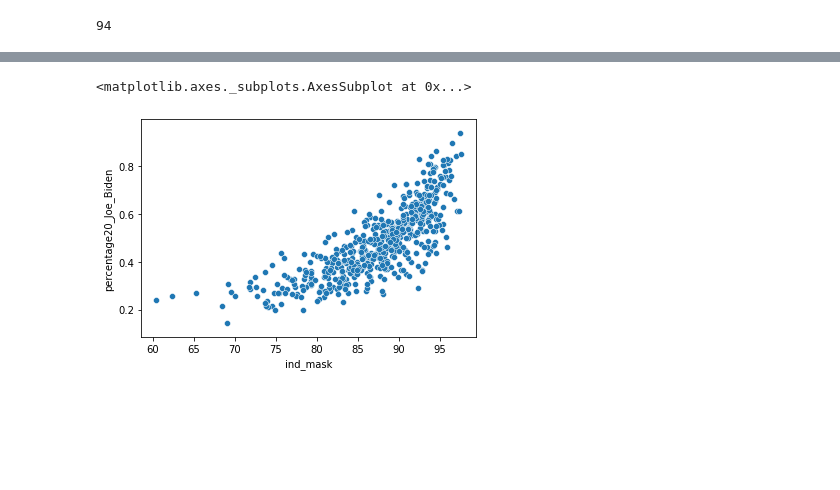
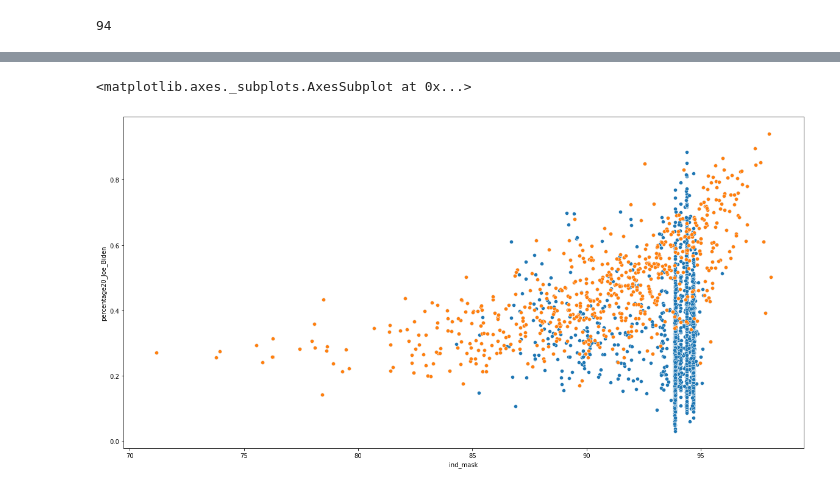
Before and after one commit to datascisteven/The-Masked-Politic, a Jupyter notebook: the_masked_politican.ipynb, the cells around one changed output, grey strips where cells are left out. Saved outputs shown, nothing was run; the diff lists cells and outputs as text; code cells hidden in the pictures; blank space fills up the shorter version.

```diff
--- a/the_masked_politican.ipynb
+++ b/the_masked_politican.ipynb
@@ -126,0 +151,3 @@ impute_df = merge1.drop(['Inpat_Occ', 'ICU_Occ', 'ST_Abbr', 'EM_type', 'EM_date'
+# %%
+impute_df = merge1[['TotalPop', 'Median_Hou', 'RUCC_2013', 'ind_mask', 'oth_mask']]
+# impute_df['RUCC_2013'].astype(str)
@@ -127,9 +156,11 @@ impute_df = merge1.drop(['Inpat_Occ', 'ICU_Occ', 'ST_Abbr', 'EM_type', 'EM_date'
 # %%
-knn_imputer = KNNImputer(n_neighbors=6)
+knn_imputer = KNNImputer(n_neighbors=5, weights='distance')
+simple_imputer = SimpleImputer()
 # %%
-imputed = knn_imputer.fit_transform(impute_df.drop(['county'], axis=1))
+imputed = knn_imputer.fit_transform(impute_df)
+# imputed = simple_imputer.fit_transform(impute_df)
 # %%
-mask_imputed = pd.DataFrame(imputed, columns = impute_df.drop(['county'], axis=1).columns)['ind_mask']
+mask_imputed = pd.DataFrame(imputed, columns = impute_df.columns)['ind_mask']
 # %%
 merge1['ind_mask'] = mask_imputed
 # %%
@@ -161,6 +192,7 @@ memory usage: 1.2+ MB
 # %%
-# sns.scatterplot(x=elec_geo_df['ind_mask'], y = elec_geo_df['percentage20_Joe_Biden'])
+plt.figure(figsize = (20,10))
+sns.scatterplot(x=elec_geo_df['ind_mask'], y = elec_geo_df['percentage20_Joe_Biden'])
 sns.scatterplot(x=non_impute['ind_mask'], y = non_impute['percentage20_Joe_Biden'])
 # %% [output]
 <matplotlib.axes._subplots.AxesSubplot at 0x...>
-[figure, old version]
+[figure, new version]
```
Also changed, not shown: parts of 24 cells of this notebook, 1 other file.
